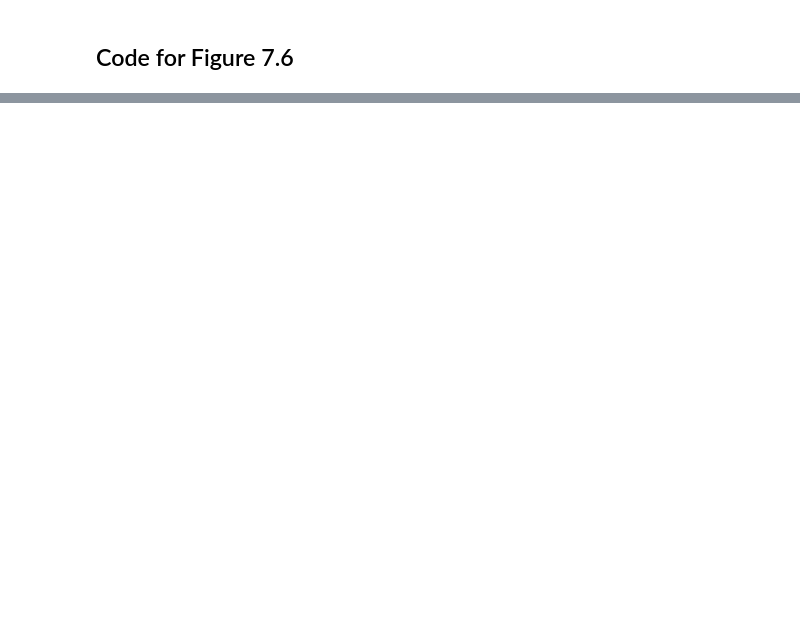
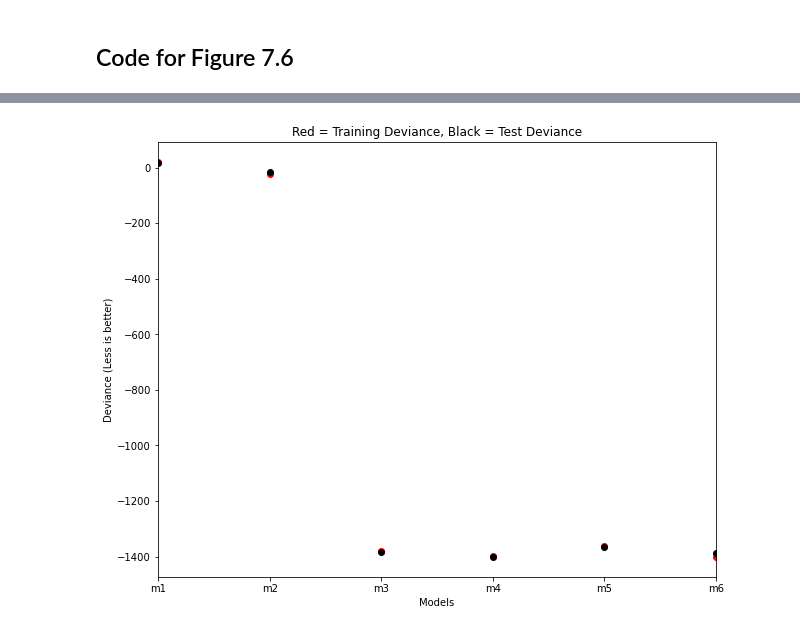
Before and after one commit to somnath1077/statistical_rethinking, a Jupyter notebook: code/ch07/nb02_entropy_uncertainty.ipynb, the cells around one changed output, grey strips where cells are left out. Cells and saved outputs as stored; diff of their text form; code cells hidden in the pictures; blank space fills up the shorter version.

```diff
--- a/code/ch07/nb02_entropy_uncertainty.ipynb
+++ b/code/ch07/nb02_entropy_uncertainty.ipynb
@@ -370,0 +374,22 @@ plt.show()
+# %%
+fig, ax = plt.subplots(1, 1, figsize=(10, 8))
+
+model_names = sorted(model_str.keys())
+
+x_vals = range(1, len(model_names) + 1)
+
+ax.set_ylabel('Deviance (Less is better)')
+ax.set_xlabel('Models')
+
+ax.set_xlim(left=1, right=len(model_names))
+
+for x, m in enumerate(model_names):
+    plt.plot(x + 1, -2 * lppd_models[m][0], 'ro')
+    plt.plot(x + 1, -2 * lppd_models[m][1], 'ko')
+
+ax.set_xticklabels(model_names)
+
+plt.title('Red = Training Deviance, Black = Test Deviance')
+plt.show()
+# %% [output]
+[figure, added]
```
Also changed, not shown: parts of 6 cells of this notebook, 1 other file.
